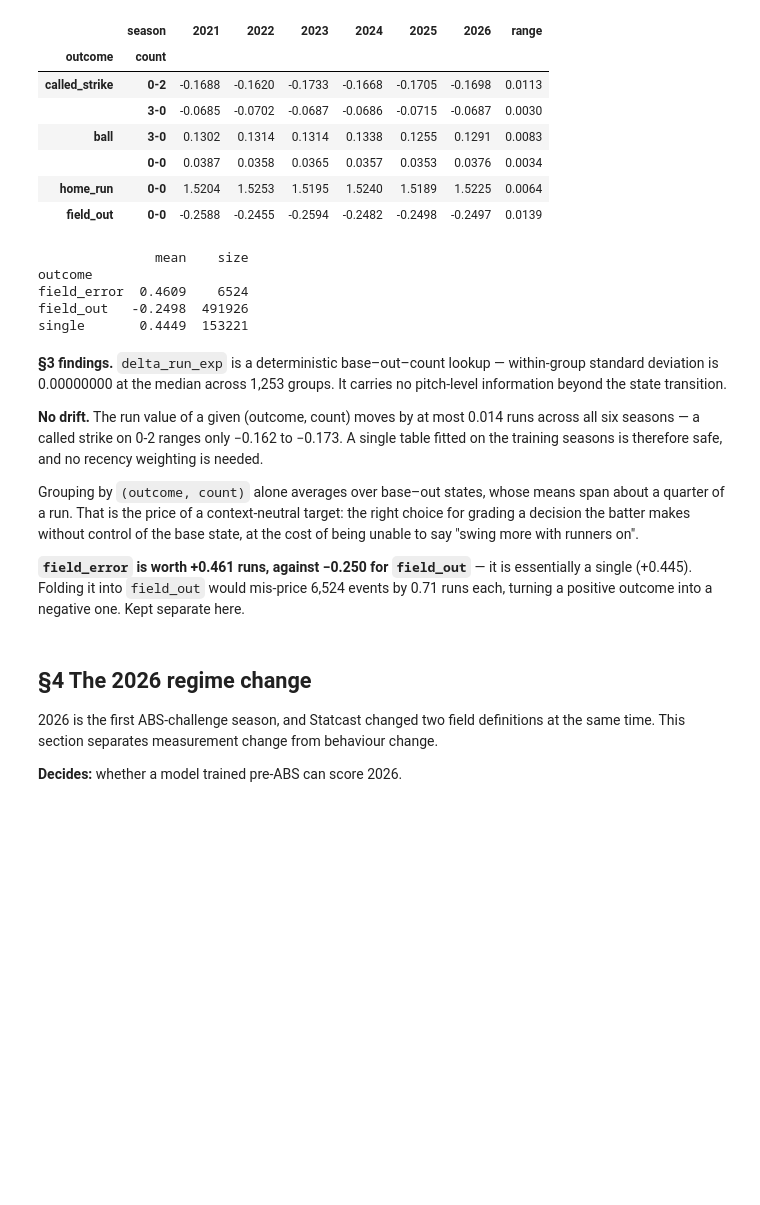
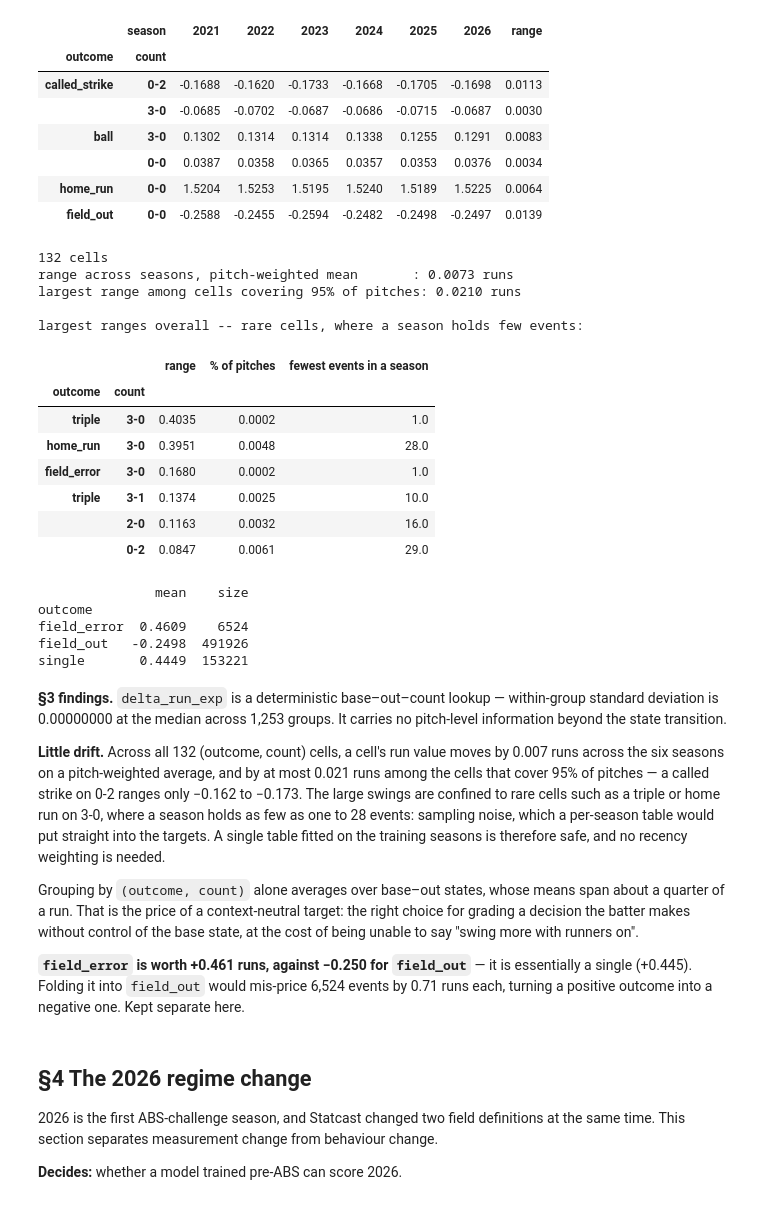
Before and after one commit to Jack1021ohoh/batter_decision_value, a Jupyter notebook: notebooks/eda.ipynb, the cells around one changed output. Drawn from its saved outputs; the diff is of its cells as text; code cells hidden in the pictures; blank space fills up the shorter version.

```diff
--- a/notebooks/eda.ipynb
+++ b/notebooks/eda.ipynb
@@ -256,6 +256,35 @@ drift
 |  | 0-0 | 0.0387 | 0.0358 | 0.0365 | 0.0357 | 0.0353 | 0.0376 | 0.0034 |
 | home_run | 0-0 | 1.5204 | 1.5253 | 1.5195 | 1.5240 | 1.5189 | 1.5225 | 0.0064 |
 | field_out | 0-0 | -0.2588 | -0.2455 | -0.2594 | -0.2482 | -0.2498 | -0.2497 | 0.0139 |
+# %%
+# The six cells above are illustrations. Measure every (outcome, count) cell:
+# how far its run value moves across seasons, weighted by how often it occurs.
+g = df.groupby(['season', 'outcome', 'count'], observed=True)['delta_run_exp'].agg(['mean', 'size'])
+per, n = g['mean'].unstack('season'), g['size'].unstack('season')
+rng = per.max(axis=1) - per.min(axis=1)
+share = n.sum(axis=1) / n.sum().sum()
+common = share.sort_values(ascending=False).cumsum() <= 0.95
+print(f'{len(per)} cells')
+print(f'range across seasons, pitch-weighted mean       : {np.average(rng, weights=share):.4f} runs')
+print(f'largest range among cells covering 95% of pitches: {rng[common.reindex(rng.index)].max():.4f} runs')
+print('\nlargest ranges overall -- rare cells, where a season holds few events:')
+pd.concat([rng.rename('range'), (share * 100).rename('% of pitches'),
+           n.min(axis=1).rename('fewest events in a season')], axis=1
+          ).sort_values('range', ascending=False).head(6).round(4)
+# %% [output]
+132 cells
+range across seasons, pitch-weighted mean       : 0.0073 runs
+largest range among cells covering 95% of pitches: 0.0210 runs
+
+largest ranges overall -- rare cells, where a season holds few events:
+|  |  | range | % of pitches | fewest events in a season |
+| outcome | count |  |  |  |
+| triple | 3-0 | 0.4035 | 0.0002 | 1.0 |
+| home_run | 3-0 | 0.3951 | 0.0048 | 28.0 |
+| field_error | 3-0 | 0.1680 | 0.0002 | 1.0 |
+| triple | 3-1 | 0.1374 | 0.0025 | 10.0 |
+|  | 2-0 | 0.1163 | 0.0032 | 16.0 |
+|  | 0-2 | 0.0847 | 0.0061 | 29.0 |
 # %%
 # field_error is often lumped in with field_out. Is that defensible?
 fe = df[df.outcome.isin(['field_error', 'field_out', 'single'])]
@@ -271,10 +300,14 @@ single       0.4449  153221
 within-group standard deviation is 0.00000000 at the median across 1,253
 groups. It carries no pitch-level information beyond the state transition.
 
-**No drift.** The run value of a given (outcome, count) moves by at most 0.014
-runs across all six seasons — a called strike on 0-2 ranges only −0.162 to
-−0.173. A single table fitted on the training seasons is therefore safe, and no
-recency weighting is needed.
+**Little drift.** Across all 132 (outcome, count) cells, a cell's run value
+moves by 0.007 runs across the six seasons on a pitch-weighted average, and by
+at most 0.021 runs among the cells that cover 95% of pitches — a called strike
+on 0-2 ranges only −0.162 to −0.173. The large swings are confined to rare
+cells such as a triple or home run on 3-0, where a season holds as few as one
+to 28 events: sampling noise, which a per-season table would put straight into
+the targets. A single table fitted on the training seasons is therefore safe,
+and no recency weighting is needed.
 
 Grouping by `(outcome, count)` alone averages over base–out states, whose means
 span about a quarter of a run. That is the price of a context-neutral target:
```
Also changed, not shown: parts of 1 cell of this notebook, 3 other files.
